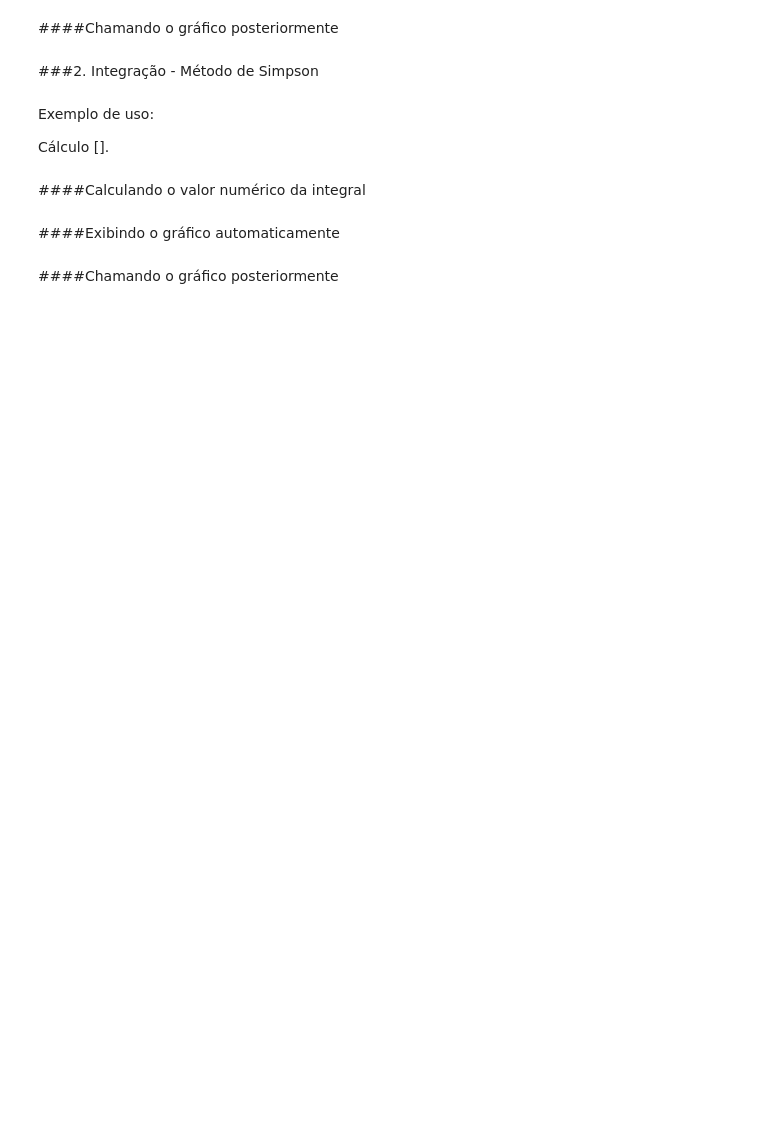
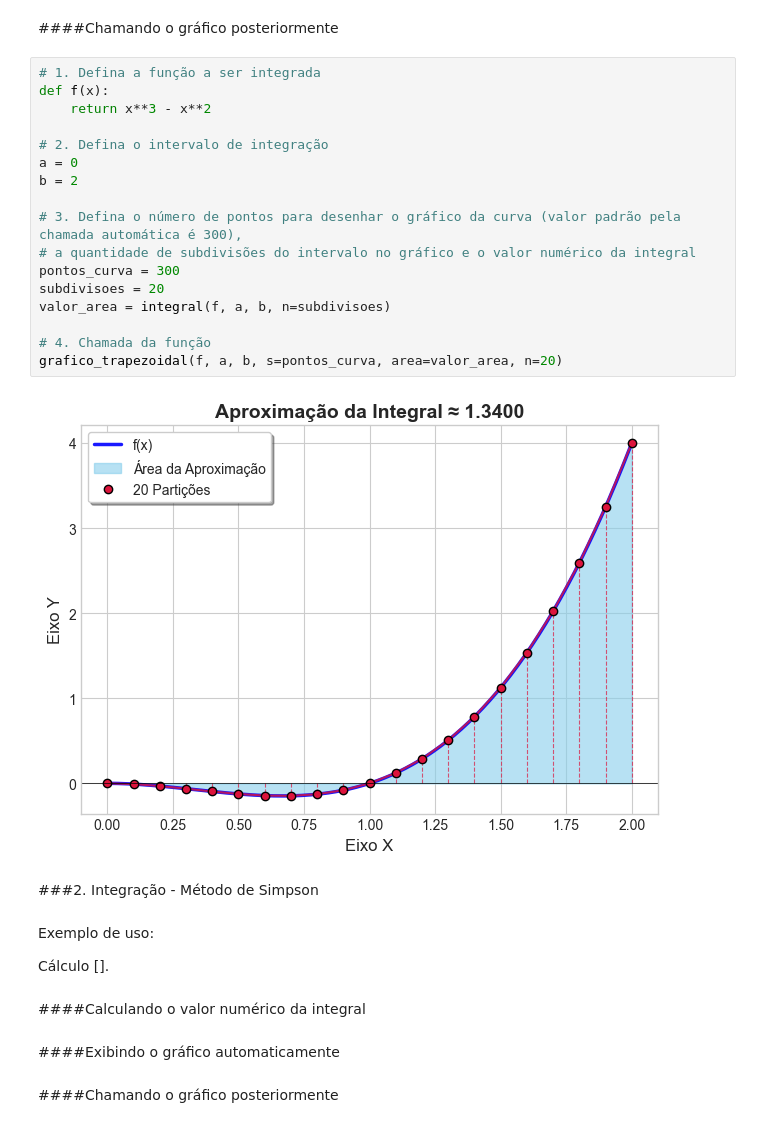
Before and after one commit to lazyluca/CB2325NumericaG8, a Jupyter notebook: notebook/notebook.ipynb, the cells around one changed output. Drawn from its saved outputs; the diff is of its cells as text; blank space fills up the shorter version.

```diff
--- a/notebook/notebook.ipynb
+++ b/notebook/notebook.ipynb
@@ -212,5 +273,24 @@ Cálculo [].
 # %% [markdown]
 ####Chamando o gráfico posteriormente
+# %%
+# 1. Defina a função a ser integrada
+def f(x):
+    return x**3 - x**2
+
+# 2. Defina o intervalo de integração
+a = 0
+b = 2
+
+# 3. Defina o número de pontos para desenhar o gráfico da curva (valor padrão pela chamada automática é 300),
+# a quantidade de subdivisões do intervalo no gráfico e o valor numérico da integral
+pontos_curva = 300
+subdivisoes = 20
+valor_area = integral(f, a, b, n=subdivisoes)
+
+# 4. Chamada da função
+grafico_trapezoidal(f, a, b, s=pontos_curva, area=valor_area, n=20)
+# %% [output]
+[figure, added]
 # %% [markdown]
 ###2. Integração - Método de Simpson
 # %% [markdown]
```
Also changed, not shown: parts of 6 cells of this notebook.
